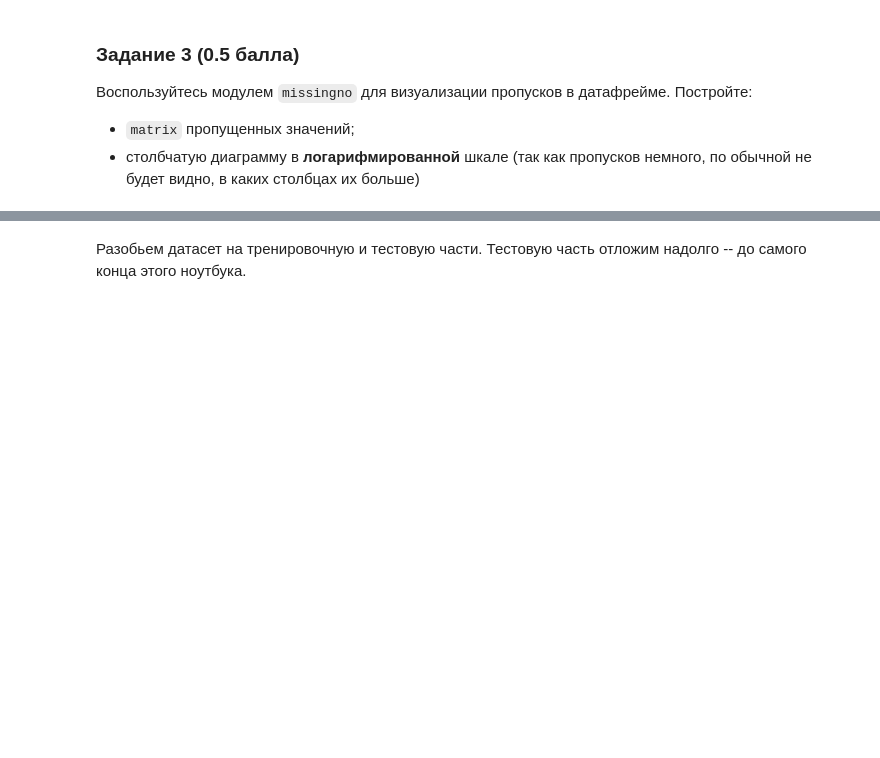
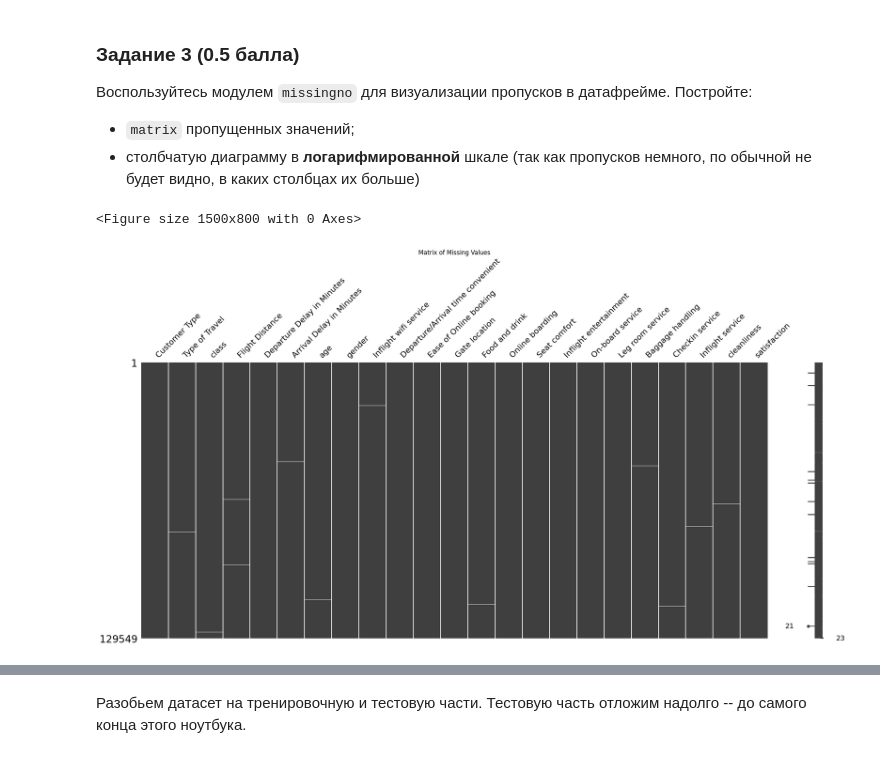
Before and after one commit to psaw/hse-ai24-ml, a Jupyter notebook: hw-4/AI_HW4_woodenML_base.ipynb, the cells around one changed output, grey strips where cells are left out. Drawn from its saved outputs; the diff is of its cells as text; code cells hidden in the pictures; blank space fills up the shorter version.

```diff
--- a/hw-4/AI_HW4_woodenML_base.ipynb
+++ b/hw-4/AI_HW4_woodenML_base.ipynb
@@ -422,6 +422,10 @@ for column in categorical_columns:
 Видно, что
 - значение `nan` встречается в признаках `Customer Type`, `Type of Travel` и `class` реже чем 0.1% - это пропуски, которые **можно удалить**
 - значение `-` встречается в признаке `satisfaction` в 25905 строк, что составляет ~20% от всех строк и может интерпретироваться как "нейтральная" оценка.
+# %%
+# Заменяем строковые 'nan' на np.nan в категориальных столбцах
+for column in categorical_columns:
+    df[column] = df[column].replace('nan', np.nan)
 # %% [markdown]
 ##### Анализ "признаков оценки сервиса"
 # %%
@@ -505,0 +506,9 @@ plt.show()
+# %%
+# Ваш код ниже
+plt.figure(figsize=(15,8))
+msno.matrix(df)
+plt.title('Matrix of Missing Values')
+plt.show()
+# %% [output]
+<Figure size 1500x800 with 0 Axes>
+[figure, added]
```
Also changed, not shown: parts of 6 cells of this notebook.
